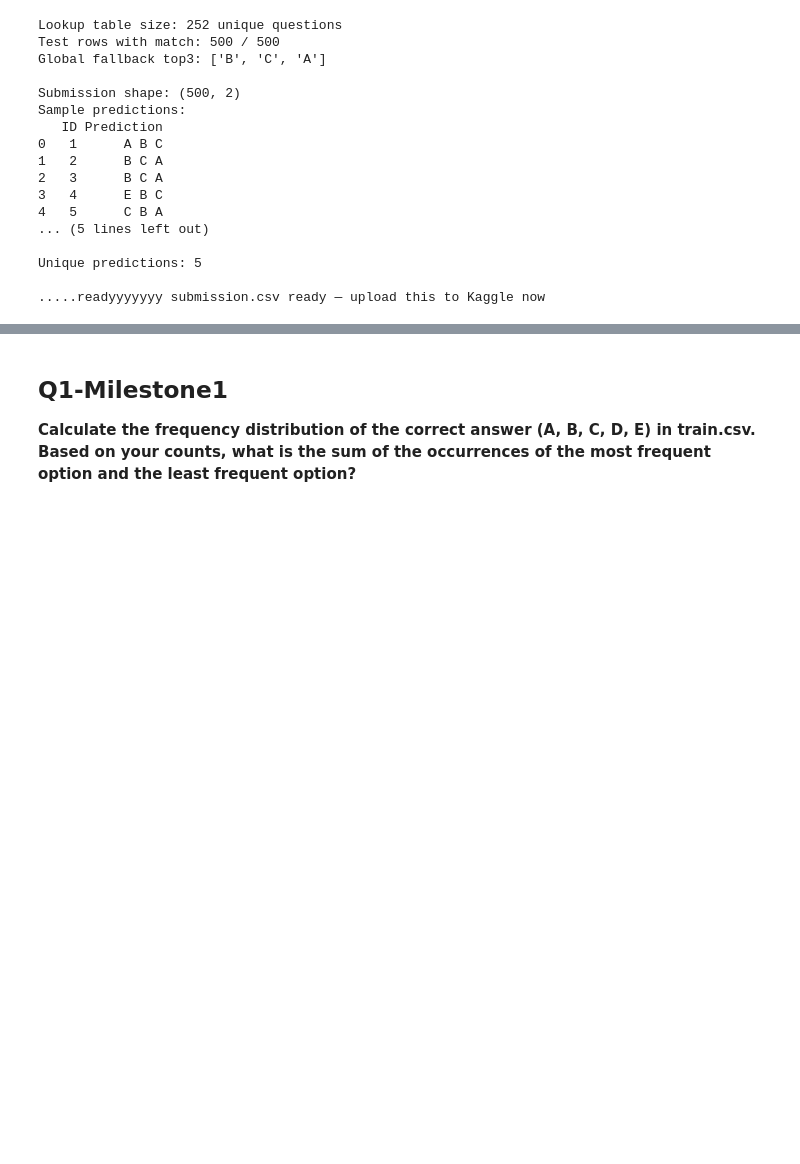
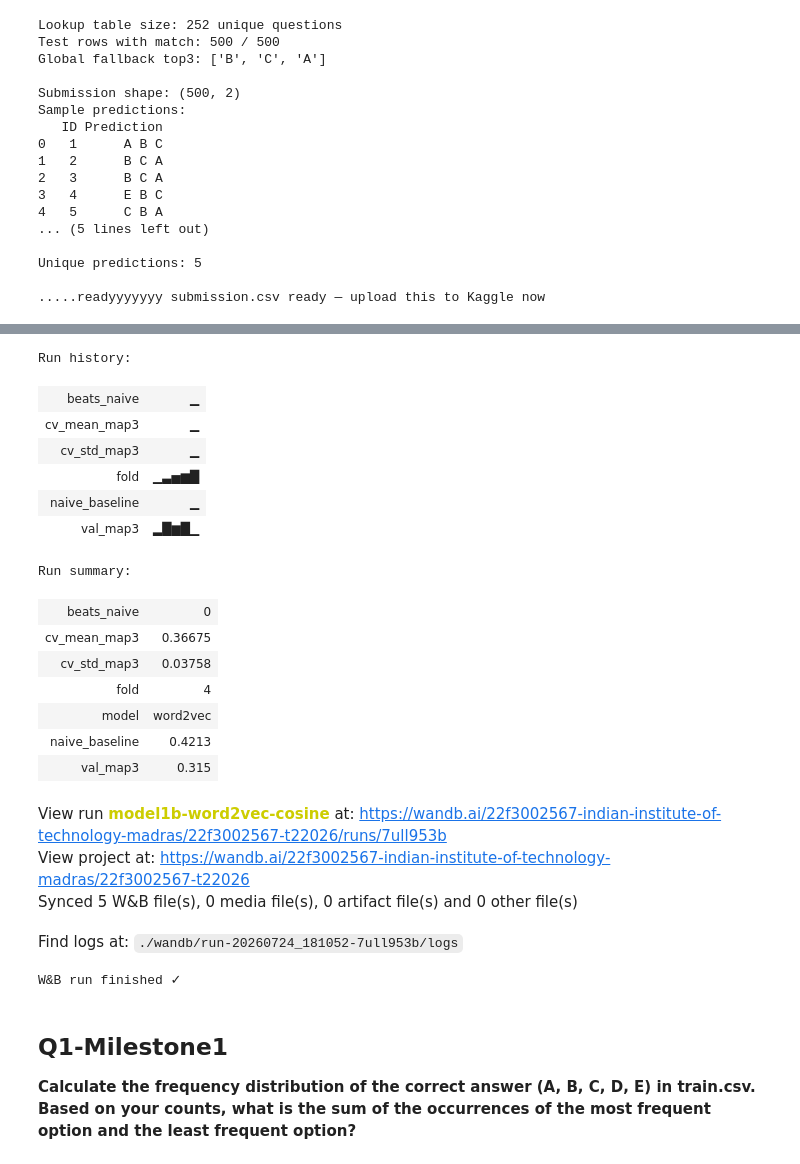
Before and after one commit to 22f3002567/dl-genai-project-26-t2, a Jupyter notebook: DL-22f3002567-notebook-t22026.ipynb, the cells around one changed output, grey strips where cells are left out. Drawn from its saved outputs; the diff is of its cells as text; code cells hidden in the pictures; blank space fills up the shorter version.

```diff
--- a/DL-22f3002567-notebook-t22026.ipynb
+++ b/DL-22f3002567-notebook-t22026.ipynb
@@ -1395,0 +1493,9 @@ def classify_domain(t: str) -> str:
+# %%
+def tfidf_predict(df, vectorizer):
+    pm   = vectorizer.transform(df["prompt_clean"])
+    sims = np.zeros((len(df), 5))
+    for j, c in enumerate(Options):
+        sims[:, j] = row_cosine(pm, vectorizer.transform(df[f"{c}_clean"]))
+    order = np.argsort(-sims, axis=1)
+    preds = [[Options[i] for i in row] for row in order]
+    return preds, sims
@@ -1395,0 +1671,16 @@ def classify_domain(t: str) -> str:
+# %%
+def sentence_vector(tokens, model):
+    vecs = [model.wv[t] for t in tokens if t in model.wv]
+    return np.mean(vecs, axis=0) if vecs else np.zeros(model.vector_size)
+
+def w2v_predict(df, model):
+    pv   = np.vstack(df["prompt_tok"].apply(lambda t: sentence_vector(t, model)))
+    sims = np.zeros((len(df), 5))
+    for j, c in enumerate(Options):
+        ov  = np.vstack(df[f"{c}_tok"].apply(lambda t: sentence_vector(t, model)))
+        num = np.sum(pv * ov, axis=1)
+        den = (np.linalg.norm(pv, axis=1) * np.linalg.norm(ov, axis=1)) + 1e-9
+        sims[:, j] = num / den
+    order = np.argsort(-sims, axis=1)
+    preds = [[Options[i] for i in row] for row in order]
+    return preds, sims
@@ -1395,0 +1725,20 @@ def classify_domain(t: str) -> str:
+# %%
+# Full train corpus for final model
+full_corpus_w2v = [t for c in ["prompt"] + Options
+                   for t in train[f"{c}_tok"].tolist() + test[f"{c}_tok"].tolist()]
+w2v_final = Word2Vec(
+    sentences=full_corpus_w2v, vector_size=150, window=5,
+    min_count=2, workers=2, epochs=15, sg=1, seed=SEED
+)
+w2v_test_preds,  w2v_test_sims  = w2v_predict(test,  w2v_final)
+w2v_train_preds, w2v_train_sims = w2v_predict(train, w2v_final)
+
+wandb.log({
+    "cv_mean_map3"  : w2v_cv_mean,
+    "cv_std_map3"   : w2v_cv_std,
+    "naive_baseline": 0.4213,
+    "beats_naive"   : int(w2v_cv_mean > 0.4213),
+})
+run_w2v.finish()
+print("W&B run finished ✓")
+# %% [output]
@@ -1396,3 +1746,23 @@ def classify_domain(t: str) -> str:
+Run history:
+| beats_naive | ▁ |
+| cv_mean_map3 | ▁ |
+| cv_std_map3 | ▁ |
+| fold | ▁▃▅▆█ |
+| naive_baseline | ▁ |
+| val_map3 | ▂█▆█▁ |
+Run summary:
+| beats_naive | 0 |
+| cv_mean_map3 | 0.36675 |
+| cv_std_map3 | 0.03758 |
+| fold | 4 |
+| model | word2vec |
+| naive_baseline | 0.4213 |
+| val_map3 | 0.315 |
+View run model1b-word2vec-cosine at: https://wandb.ai/22f3002567-indian-institute-of-technology-madras/22f3002567-t22026/runs/7ull953b
+View project at: https://wandb.ai/22f3002567-indian-institute-of-technology-madras/22f3002567-t22026
+Synced 5 W&B file(s), 0 media file(s), 0 artifact file(s) and 0 other file(s)
+Find logs at: ./wandb/run-20260724_181052-7ull953b/logs
+W&B run finished ✓
 # %% [markdown]
 ## Q1-Milestone1
 **Calculate the frequency distribution of the correct  answer  (A, B, C, D, E) in train.csv. Based on your counts, what is the sum of the occurrences of the most frequent option and the least frequent option?**
```
Also changed, not shown: parts of 103 cells of this notebook.
